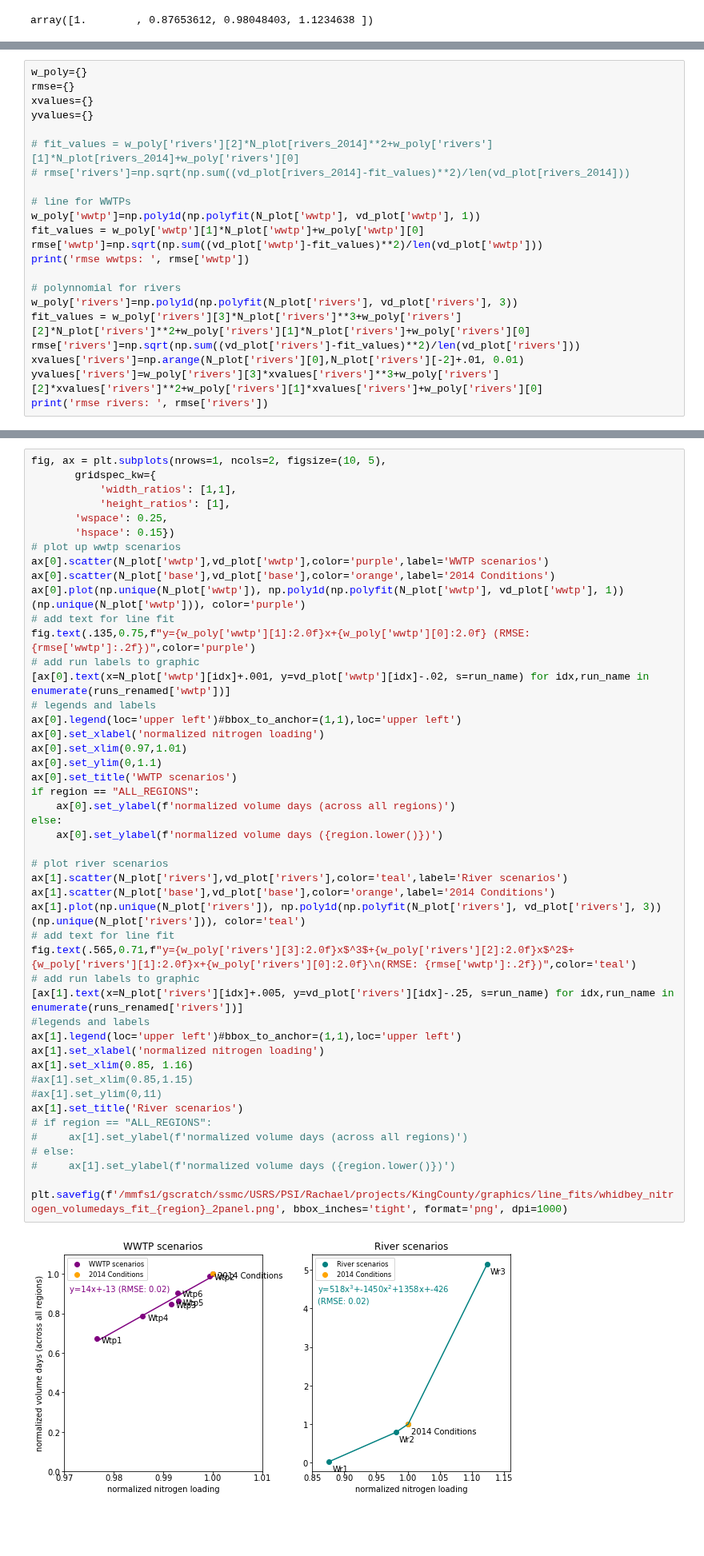
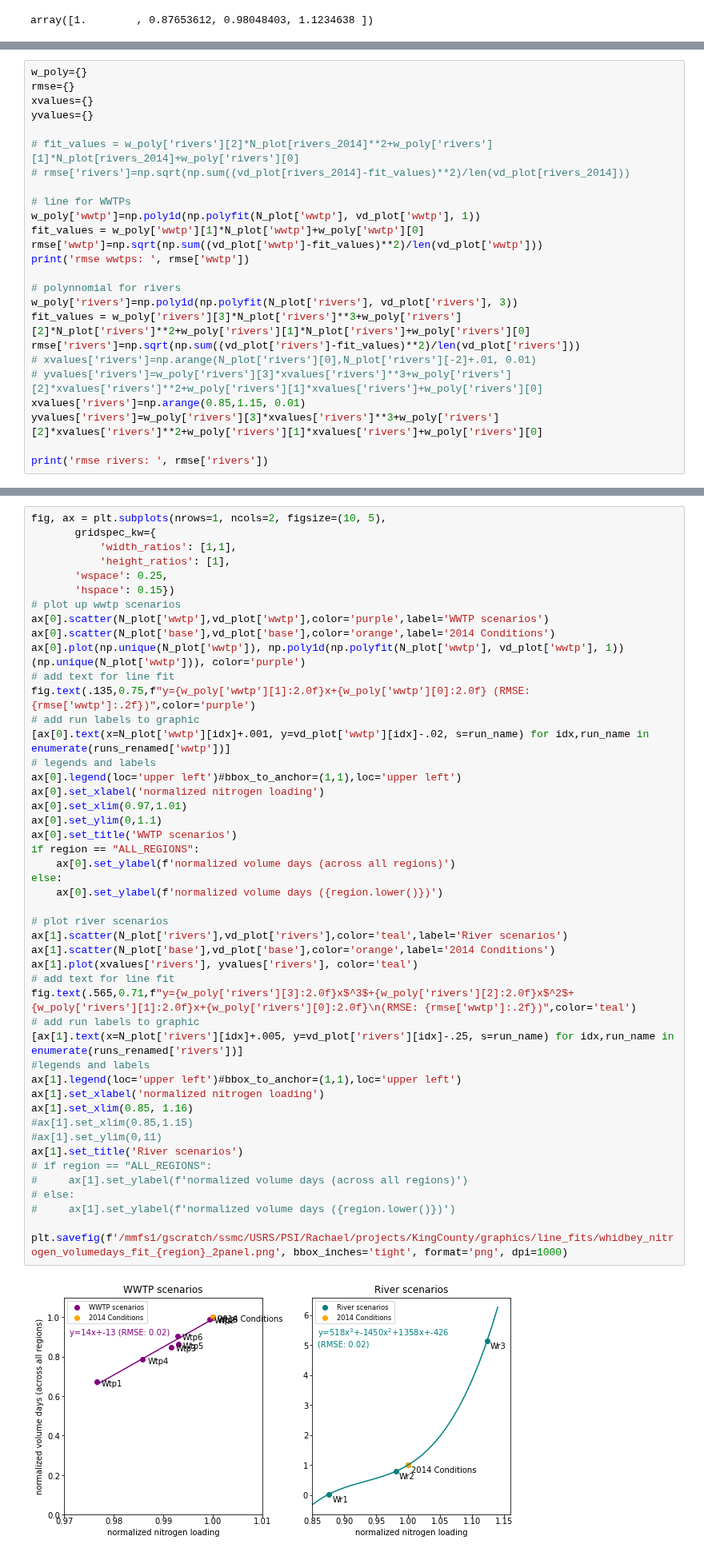
Before and after one commit to UW-PSI/SalishSeaModel-analysis, a Jupyter notebook: notebooks/reports/create_loading_spreadsheets.ipynb, the cells around one changed output, grey strips where cells are left out. Shown at 80% size. Cells and saved outputs as stored; diff of their text form; blank space fills up the shorter version.

```diff
--- a/notebooks/reports/create_loading_spreadsheets.ipynb
+++ b/notebooks/reports/create_loading_spreadsheets.ipynb
@@ -356,7 +371,10 @@ print('rmse wwtps: ', rmse['wwtp'])
 w_poly['rivers']=np.poly1d(np.polyfit(N_plot['rivers'], vd_plot['rivers'], 3))
 fit_values = w_poly['rivers'][3]*N_plot['rivers']**3+w_poly['rivers'][2]*N_plot['rivers']**2+w_poly['rivers'][1]*N_plot['rivers']+w_poly['rivers'][0]
 rmse['rivers']=np.sqrt(np.sum((vd_plot['rivers']-fit_values)**2)/len(vd_plot['rivers']))
-xvalues['rivers']=np.arange(N_plot['rivers'][0],N_plot['rivers'][-2]+.01, 0.01)
+# xvalues['rivers']=np.arange(N_plot['rivers'][0],N_plot['rivers'][-2]+.01, 0.01)
+# yvalues['rivers']=w_poly['rivers'][3]*xvalues['rivers']**3+w_poly['rivers'][2]*xvalues['rivers']**2+w_poly['rivers'][1]*xvalues['rivers']+w_poly['rivers'][0]
+xvalues['rivers']=np.arange(0.85,1.15, 0.01)
 yvalues['rivers']=w_poly['rivers'][3]*xvalues['rivers']**3+w_poly['rivers'][2]*xvalues['rivers']**2+w_poly['rivers'][1]*xvalues['rivers']+w_poly['rivers'][0]
+
 print('rmse rivers: ', rmse['rivers'])
 # %% [output]
@@ -384,32 +402,32 @@ ax[0].legend(loc='upper left')#bbox_to_anchor=(1,1),loc='upper left')
 ax[0].set_xlabel('normalized nitrogen loading')
 ax[0].set_xlim(0.97,1.01)
 ax[0].set_ylim(0,1.1)
 ax[0].set_title('WWTP scenarios')
 if region == "ALL_REGIONS":
     ax[0].set_ylabel(f'normalized volume days (across all regions)')
 else:
     ax[0].set_ylabel(f'normalized volume days ({region.lower()})')
 
 # plot river scenarios
 ax[1].scatter(N_plot['rivers'],vd_plot['rivers'],color='teal',label='River scenarios')
 ax[1].scatter(N_plot['base'],vd_plot['base'],color='orange',label='2014 Conditions')
-ax[1].plot(np.unique(N_plot['rivers']), np.poly1d(np.polyfit(N_plot['rivers'], vd_plot['rivers'], 3))(np.unique(N_plot['rivers'])), color='teal')
+ax[1].plot(xvalues['rivers'], yvalues['rivers'], color='teal')
 # add text for line fit
 fig.text(.565,0.71,f"y={w_poly['rivers'][3]:2.0f}x$^3$+{w_poly['rivers'][2]:2.0f}x$^2$+{w_poly['rivers'][1]:2.0f}x+{w_poly['rivers'][0]:2.0f}\n(RMSE: {rmse['wwtp']:.2f})",color='teal')
 # add run labels to graphic
 [ax[1].text(x=N_plot['rivers'][idx]+.005, y=vd_plot['rivers'][idx]-.25, s=run_name) for idx,run_name in enumerate(runs_renamed['rivers'])]
 #legends and labels
 ax[1].legend(loc='upper left')#bbox_to_anchor=(1,1),loc='upper left')
 ax[1].set_xlabel('normalized nitrogen loading')
 ax[1].set_xlim(0.85, 1.16)
 #ax[1].set_xlim(0.85,1.15)
 #ax[1].set_ylim(0,11)
 ax[1].set_title('River scenarios')
 # if region == "ALL_REGIONS":
 #     ax[1].set_ylabel(f'normalized volume days (across all regions)')
 # else:
 #     ax[1].set_ylabel(f'normalized volume days ({region.lower()})')
 
 plt.savefig(f'/mmfs1/gscratch/ssmc/USRS/PSI/Rachael/projects/KingCounty/graphics/line_fits/whidbey_nitrogen_volumedays_fit_{region}_2panel.png', bbox_inches='tight', format='png', dpi=1000)
 # %% [output]
-[figure, old version]
+[figure, new version]
```
Also changed, not shown: parts of 19 cells of this notebook, 8 other files.
